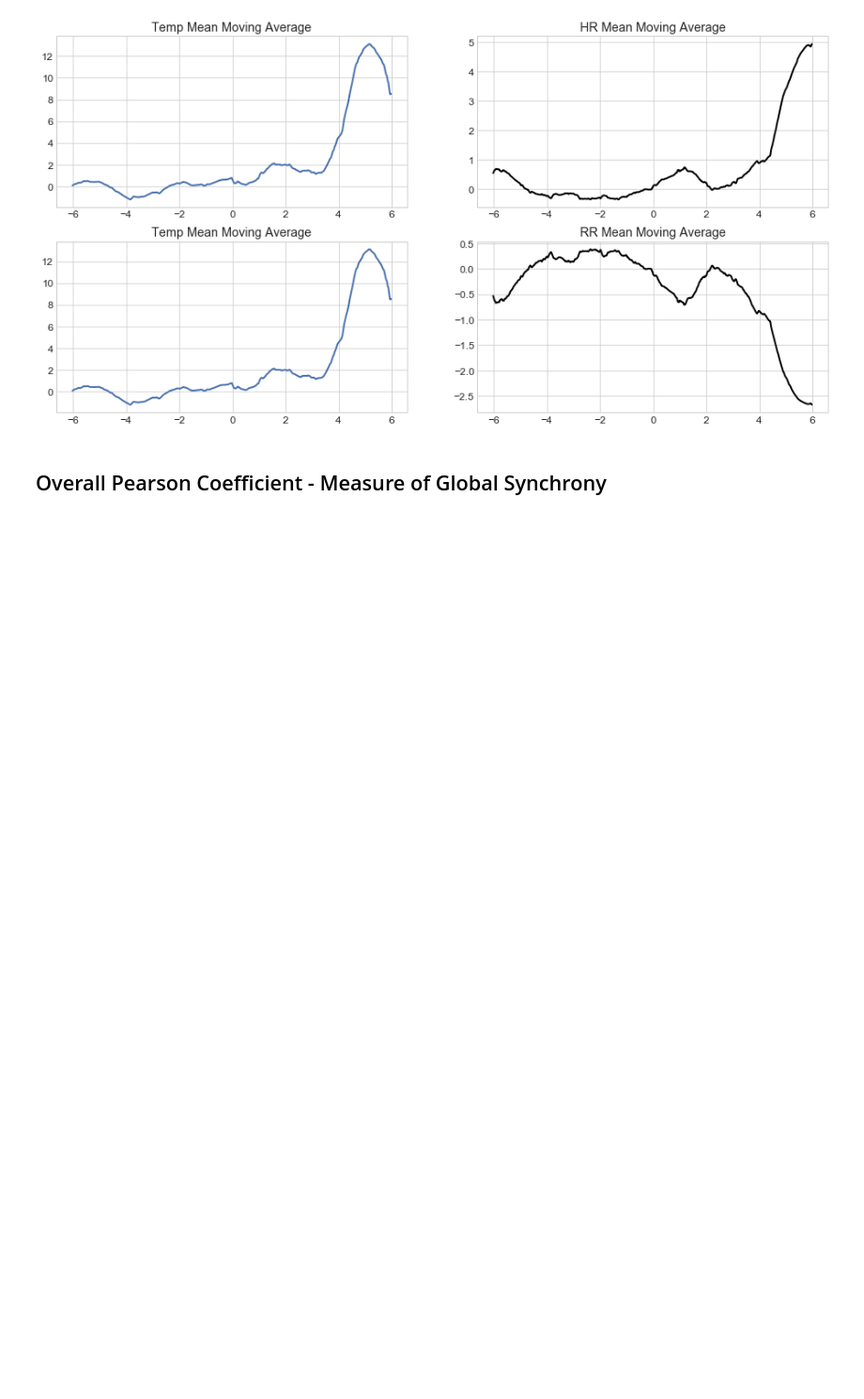
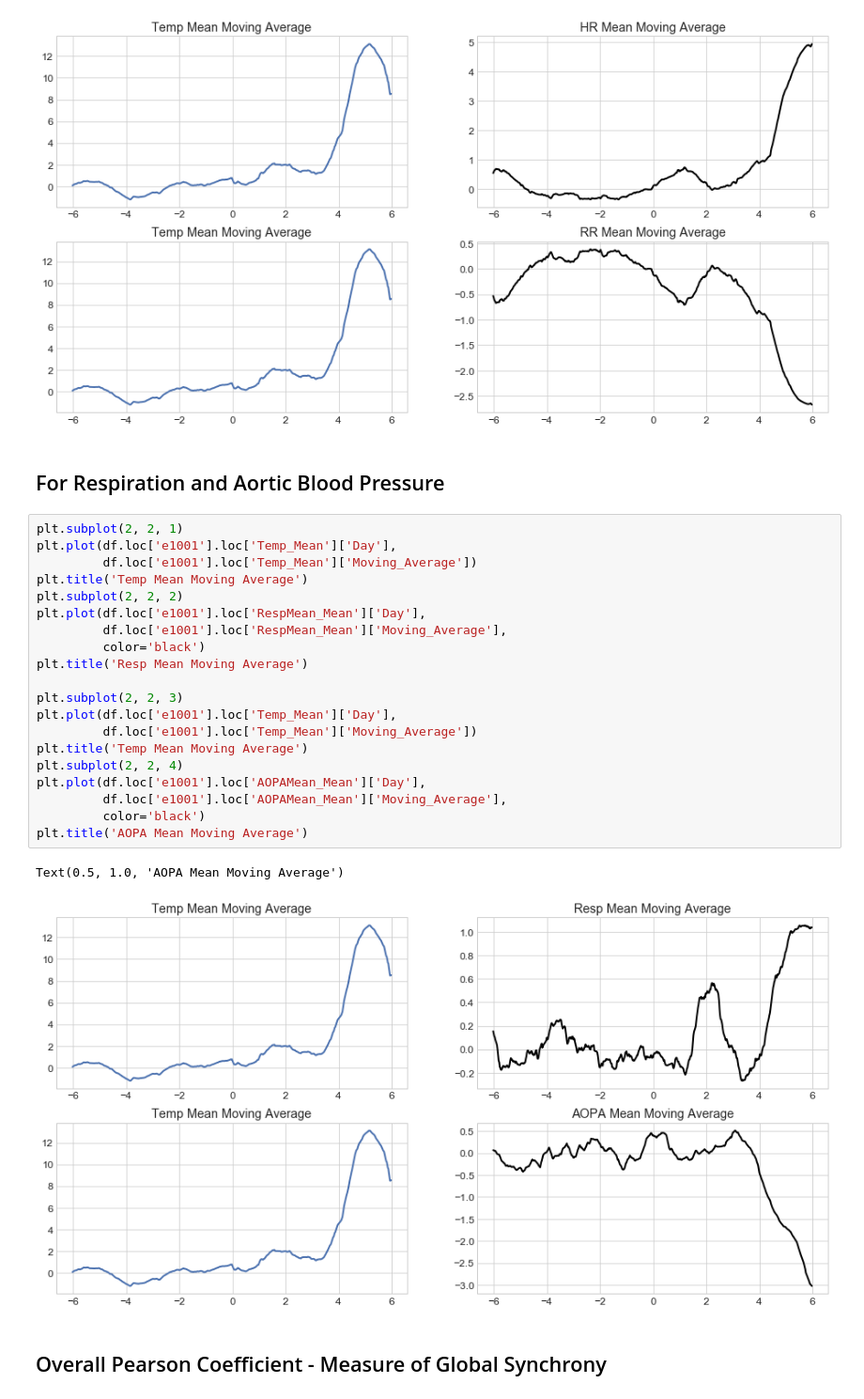
Before and after one commit to camille-004/scripps-internship, a Jupyter notebook: cross_correlation.ipynb, the cells around one changed output. Shown: that part at 94% size. Saved outputs shown, nothing was run; the diff lists cells and outputs as text; blank space fills up the shorter version.

```diff
--- a/cross_correlation.ipynb
+++ b/cross_correlation.ipynb
@@ -41,6 +41,31 @@ plt.title('RR Mean Moving Average')
 # %% [output]
 Text(0.5, 1.0, 'RR Mean Moving Average')
 [figure]
+# %% [markdown]
+## For Respiration and Aortic Blood Pressure
+# %%
+plt.subplot(2, 2, 1)
+plt.plot(df.loc['e1001'].loc['Temp_Mean']['Day'],
+         df.loc['e1001'].loc['Temp_Mean']['Moving_Average'])
+plt.title('Temp Mean Moving Average')
+plt.subplot(2, 2, 2)
+plt.plot(df.loc['e1001'].loc['RespMean_Mean']['Day'],
+         df.loc['e1001'].loc['RespMean_Mean']['Moving_Average'],
+         color='black')
+plt.title('Resp Mean Moving Average')
+
+plt.subplot(2, 2, 3)
+plt.plot(df.loc['e1001'].loc['Temp_Mean']['Day'],
+         df.loc['e1001'].loc['Temp_Mean']['Moving_Average'])
+plt.title('Temp Mean Moving Average')
+plt.subplot(2, 2, 4)
+plt.plot(df.loc['e1001'].loc['AOPAMean_Mean']['Day'],
+         df.loc['e1001'].loc['AOPAMean_Mean']['Moving_Average'],
+         color='black')
+plt.title('AOPA Mean Moving Average')
+# %% [output]
+Text(0.5, 1.0, 'AOPA Mean Moving Average')
+[figure, added]
 # %% [markdown]
 ## Overall Pearson Coefficient - Measure of Global Synchrony
 # %%
```
Also changed, not shown: parts of 8 cells of this notebook, 2 other files.
